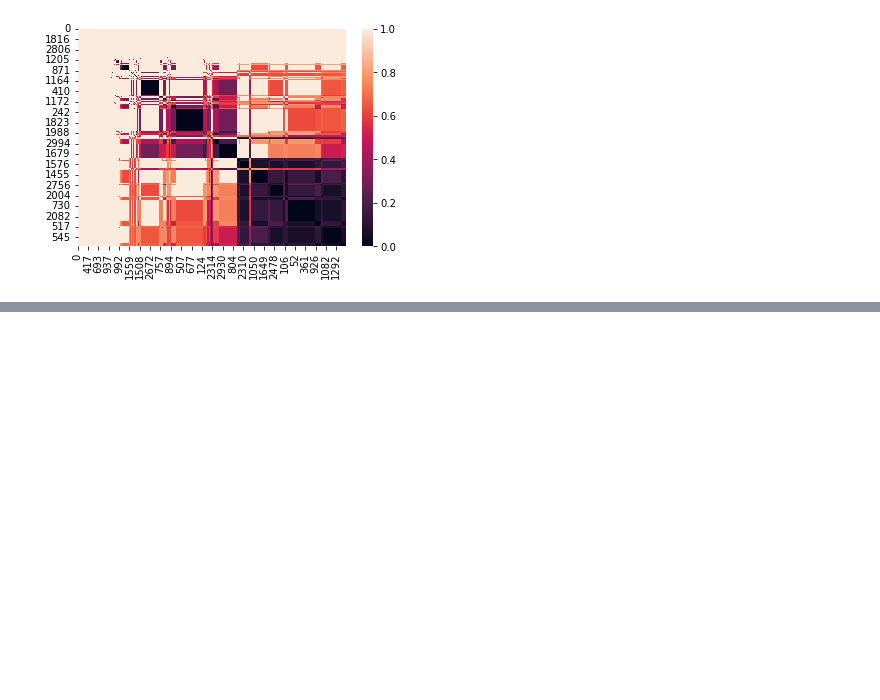
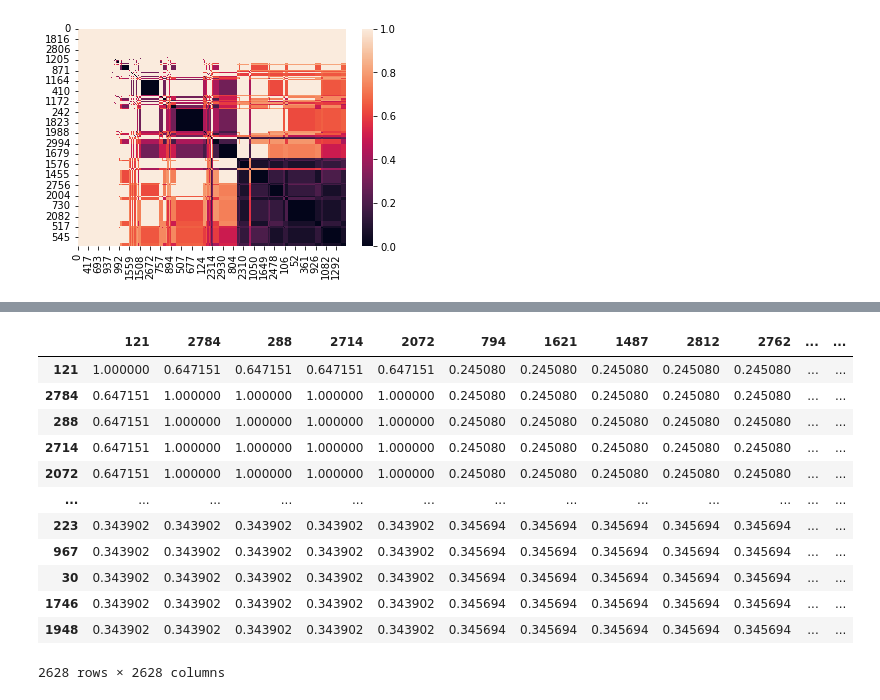
Before and after one commit to lucasmadda/On-Semantically-Aware-Data-Science-An-Application-of-the-Disease-Ontology-DO-to-Clustering-COVID, a Jupyter notebook: Groupwise similarities.ipynb, the cells around one changed output, grey strips where cells are left out. Cells and saved outputs as stored; diff of their text form; code cells hidden in the pictures; blank space fills up the shorter version.

```diff
--- a/Groupwise similarities.ipynb
+++ b/Groupwise similarities.ipynb
@@ -75,0 +73,20 @@ for i in groupwise_wang_sims.index:
+# %%
+t = groupwise_wang_sims[groupwise_wang_sims.sum() != 0].index
+t = groupwise_wang_sims[groupwise_wang_sims.sum() != 0].loc[t,t]
+sort = t.mean().sort_values().index
+t = t.loc[sort,sort]
+t
+# %% [output]
+|  | 121 | 2784 | 288 | 2714 | 2072 | 794 | 1621 | 1487 | 2812 | 2762 | ... | ... |
+| 121 | 1.000000 | 0.647151 | 0.647151 | 0.647151 | 0.647151 | 0.245080 | 0.245080 | 0.245080 | 0.245080 | 0.245080 | ... | ... |
+| 2784 | 0.647151 | 1.000000 | 1.000000 | 1.000000 | 1.000000 | 0.245080 | 0.245080 | 0.245080 | 0.245080 | 0.245080 | ... | ... |
+| 288 | 0.647151 | 1.000000 | 1.000000 | 1.000000 | 1.000000 | 0.245080 | 0.245080 | 0.245080 | 0.245080 | 0.245080 | ... | ... |
+| 2714 | 0.647151 | 1.000000 | 1.000000 | 1.000000 | 1.000000 | 0.245080 | 0.245080 | 0.245080 | 0.245080 | 0.245080 | ... | ... |
+| 2072 | 0.647151 | 1.000000 | 1.000000 | 1.000000 | 1.000000 | 0.245080 | 0.245080 | 0.245080 | 0.245080 | 0.245080 | ... | ... |
+| ... | ... | ... | ... | ... | ... | ... | ... | ... | ... | ... | ... | ... |
+| 223 | 0.343902 | 0.343902 | 0.343902 | 0.343902 | 0.343902 | 0.345694 | 0.345694 | 0.345694 | 0.345694 | 0.345694 | ... | ... |
+| 967 | 0.343902 | 0.343902 | 0.343902 | 0.343902 | 0.343902 | 0.345694 | 0.345694 | 0.345694 | 0.345694 | 0.345694 | ... | ... |
+| 30 | 0.343902 | 0.343902 | 0.343902 | 0.343902 | 0.343902 | 0.345694 | 0.345694 | 0.345694 | 0.345694 | 0.345694 | ... | ... |
+| 1746 | 0.343902 | 0.343902 | 0.343902 | 0.343902 | 0.343902 | 0.345694 | 0.345694 | 0.345694 | 0.345694 | 0.345694 | ... | ... |
+| 1948 | 0.343902 | 0.343902 | 0.343902 | 0.343902 | 0.343902 | 0.345694 | 0.345694 | 0.345694 | 0.345694 | 0.345694 | ... | ... |
+2628 rows × 2628 columns
```
Also changed, not shown: parts of 12 cells of this notebook, 5 other files.
